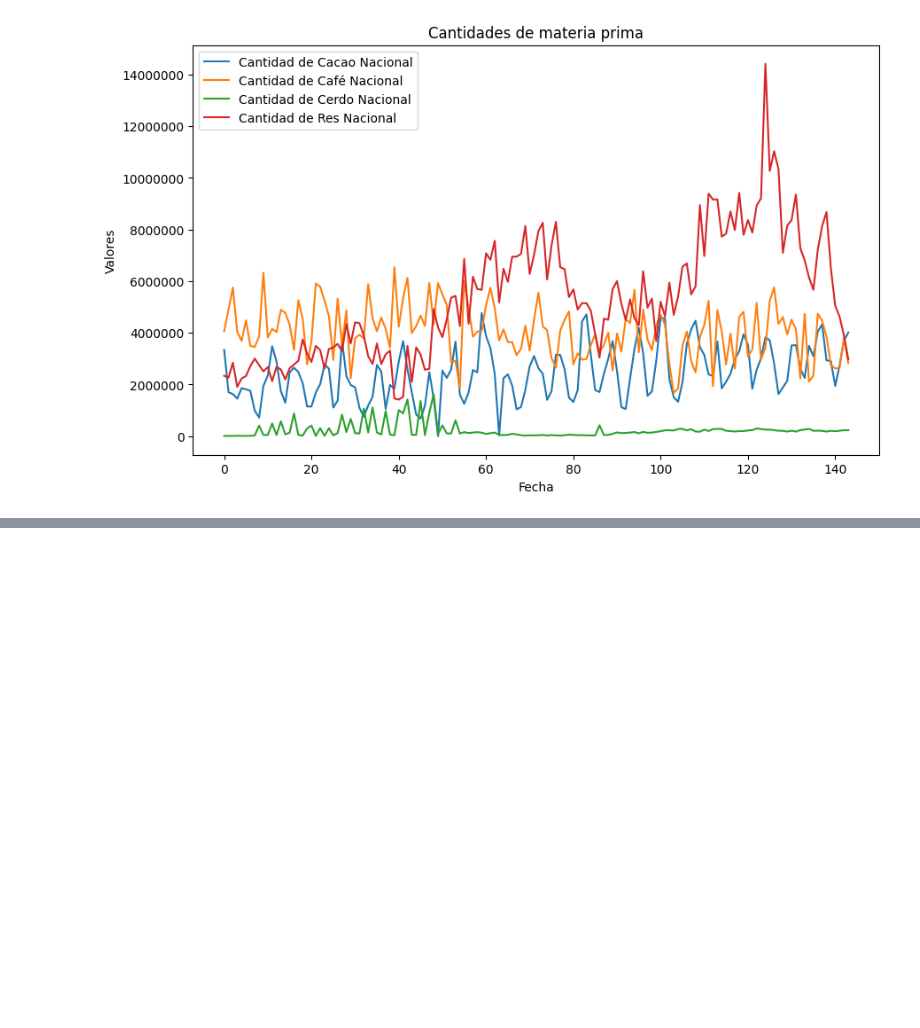
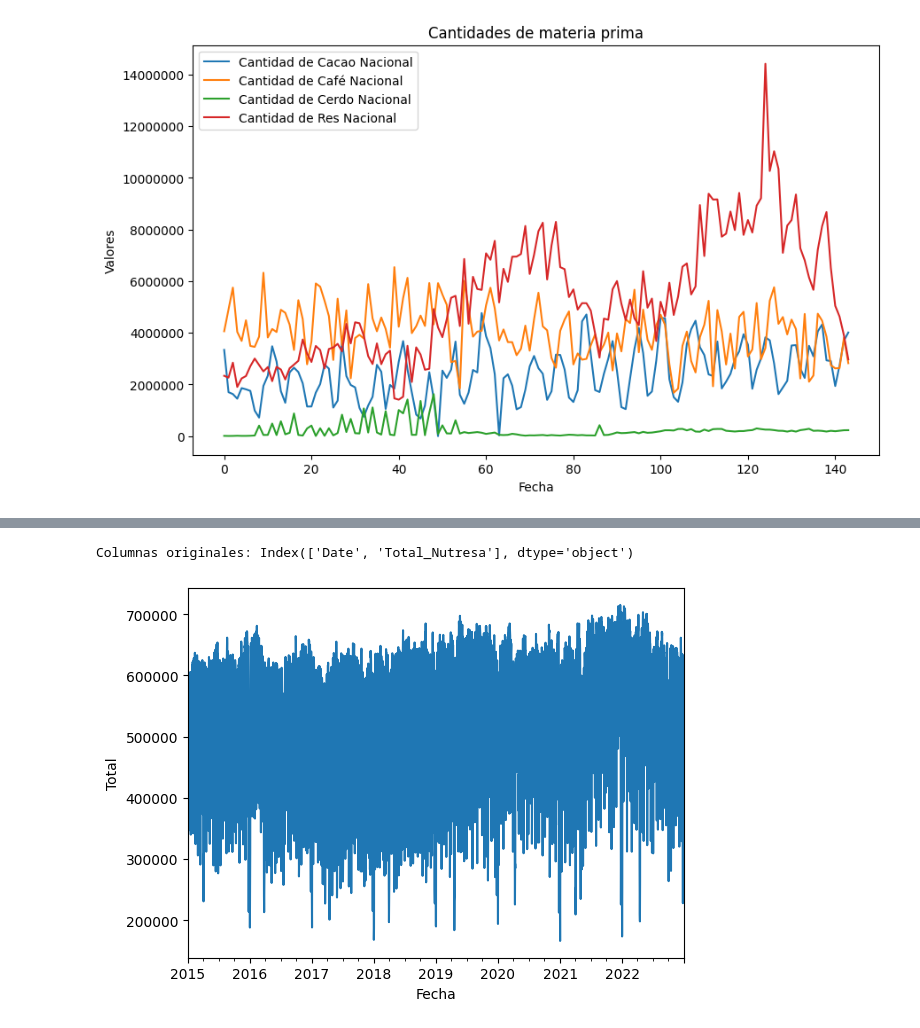
Before and after one commit to josedjaykv/Analisis-De-los-Datos-Proyecto-Nutresa, a Jupyter notebook: Analisis.ipynb, the cells around one changed output, grey strips where cells are left out. Cells and saved outputs as stored; diff of their text form; code cells hidden in the pictures; blank space fills up the shorter version.

Commit message:
Energia_diaria

```diff
--- a/Analisis.ipynb
+++ b/Analisis.ipynb
@@ -300,0 +303,3 @@ plt.show()
+# %%
+df_energia_diaria= pd.read_excel('data/energia_diaria.xlsx')
+print(df_energia_diaria.head())
@@ -300,0 +342,12 @@ plt.show()
+# %%
+print("Columnas originales:", df_energia_diaria.columns)
+# %% [output]
+Columnas originales: Index(['Date', 'Total_Nutresa'], dtype='object')
+# %%
+# Plot de una serie temporal
+df_energia_diaria['Total_Nutresa'].plot()
+plt.xlabel('Fecha')
+plt.ylabel('Total')
+plt.show()
+# %% [output]
+[figure, added]
```
Also changed, not shown: parts of 8 cells of this notebook, 5 other files.
